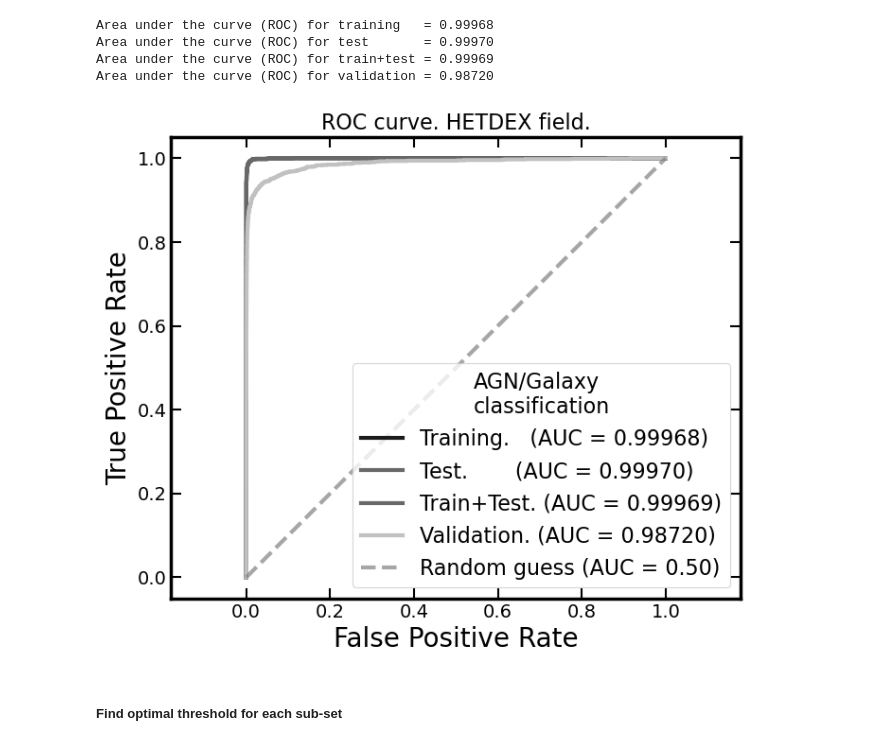
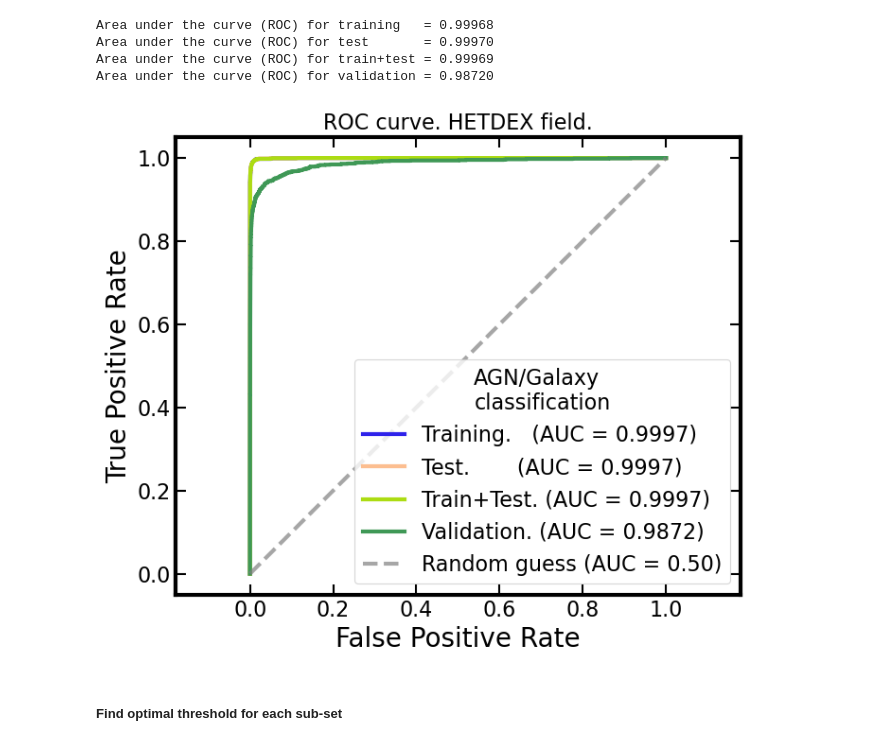
Before and after one commit to racarvajal/Pipeline_RG_z_ML, a Jupyter notebook: ML_26.ipynb, the cells around one changed output. Drawn from its saved outputs; the diff is of its cells as text; code cells hidden in the pictures.

```diff
--- a/ML_26.ipynb
+++ b/ML_26.ipynb
@@ -1085,36 +1086,36 @@ fpr_val,        tpr_val,        thresh_val        = roc_curve(validation_predict
 # %%
 fig             = plt.figure(figsize=(7,6))
 ax1             = fig.add_subplot(111)
 
 viz_train       = RocCurveDisplay(fpr=fpr_train,      tpr=tpr_train,      roc_auc=roc_auc_train)
 viz_test        = RocCurveDisplay(fpr=fpr_test,       tpr=tpr_test,       roc_auc=roc_auc_test)
 viz_train_test  = RocCurveDisplay(fpr=fpr_train_test, tpr=tpr_train_test, roc_auc=roc_auc_train_test)
 viz_val         = RocCurveDisplay(fpr=fpr_val,        tpr=tpr_val,        roc_auc=roc_auc_validation)
-viz_train.plot(ax=ax1,       lw=3, c=cm.get_cmap('cet_dimgray')(0.0), label=f"Training.   (AUC = {roc_auc_train:0.5f})")
-viz_test.plot(ax=ax1,        lw=3, c=cm.get_cmap('cet_dimgray')(0.4), label=f"Test.       (AUC = {roc_auc_test:0.5f})")
-viz_train_test.plot(ax=ax1,  lw=3, c=cm.get_cmap('cet_dimgray')(0.4), label=f"Train+Test. (AUC = {roc_auc_train_test:0.5f})")
-viz_val.plot(ax=ax1,         lw=3, c=cm.get_cmap('cet_dimgray')(0.8), label=f"Validation. (AUC = {roc_auc_validation:0.5f})")
+viz_train.plot(ax=ax1,       lw=3, c=cm.get_cmap('cet_CET_C2s')(0.0), label=f"Training.   (AUC = {roc_auc_train:0.4f})")
+viz_test.plot(ax=ax1,        lw=3, c=cm.get_cmap('cet_CET_C2s')(0.4), label=f"Test.       (AUC = {roc_auc_test:0.4f})")
+viz_train_test.plot(ax=ax1,  lw=3, c=cm.get_cmap('cet_CET_C2s')(0.6), label=f"Train+Test. (AUC = {roc_auc_train_test:0.4f})")
+viz_val.plot(ax=ax1,         lw=3, c=cm.get_cmap('cet_CET_C2s')(0.8), label=f"Validation. (AUC = {roc_auc_validation:0.4f})")
 
 ax1.plot([0, 1], [0, 1], ls='--', marker=None, c='Gray', alpha=0.7, lw=3.0, label='Random guess (AUC = 0.50)')
 
 ax1.set_xlabel('False Positive Rate', fontsize=20)
 ax1.set_ylabel('True Positive Rate', fontsize=20)
 ax1.tick_params(which='both', top=True, right=True, direction='in')
-ax1.tick_params(axis='both', which='major', labelsize=14)
+ax1.tick_params(axis='both', which='major', labelsize=16)
 ax1.tick_params(which='major', length=8, width=1.5)
 ax1.tick_params(which='minor', length=4, width=1.5)
-plt.setp(ax1.spines.values(), linewidth=2.5)
-plt.setp(ax1.spines.values(), linewidth=2.5)
+plt.setp(ax1.spines.values(), linewidth=3.0)
+plt.setp(ax1.spines.values(), linewidth=3.0)
 # ax1.set_aspect('equal', 'box')
 plt.legend(loc=4, fontsize=16, title='AGN/Galaxy\nclassification', title_fontsize=16)
 ax1.set_aspect('equal', 'datalim')
 ax1.set_title('ROC curve. HETDEX field.', fontsize=16)
 fig.tight_layout()
 if save_plot_flag:
     plt.savefig('plots/AUC_ROC_classification_star_no_star_01.pdf', bbox_inches='tight')
 plt.show()
 # %% [output]
-[figure, old version]
+[figure, new version]
 # %% [markdown]
 ##### Find optimal threshold for each sub-set
 # %%
```
Also changed, not shown: parts of 4 cells of this notebook, 2 other files.
